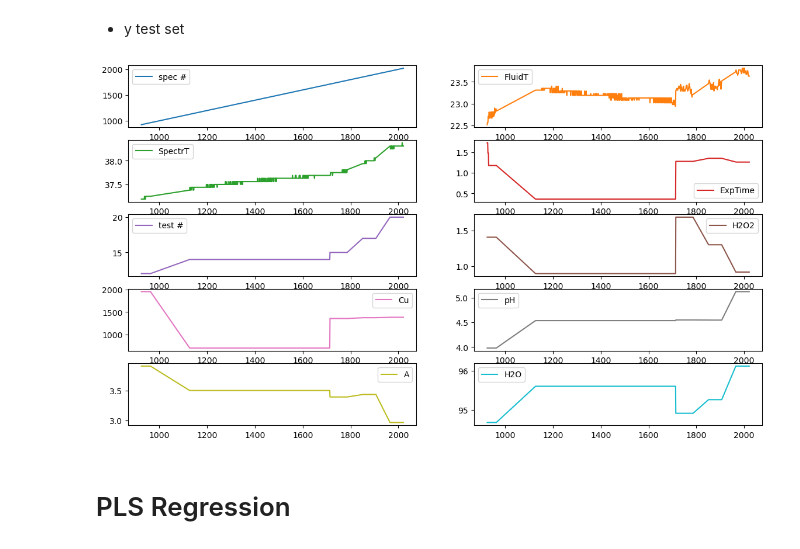
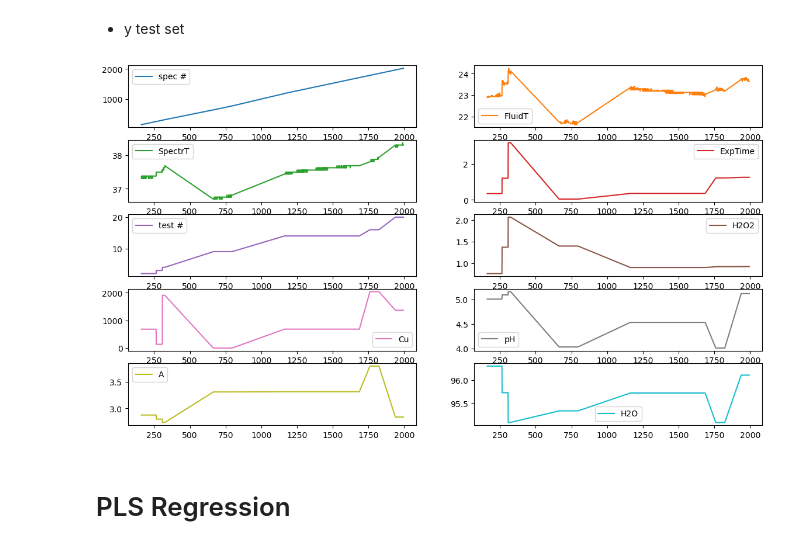
Before and after one commit to BenS-code/myChemometrics, a Jupyter notebook: myChemometrics - CE801.ipynb, the cells around one changed output. Saved outputs shown, nothing was run; the diff lists cells and outputs as text; code cells hidden in the pictures.

```diff
--- a/myChemometrics - CE801.ipynb
+++ b/myChemometrics - CE801.ipynb
@@ -31,7 +31,7 @@ max_outliers = 40                 # maximum outliers to remove in the optimizati
 # %% [markdown]
 ### Import Data File (csv, xlsx)
 # %%
-file_path = (os.getcwd() + '/data/spectra CE801 wrongCu11&12.xlsx')
+file_path = (os.getcwd() + '/data/CE801/spectra CE801-updated 2-no DW.xlsx')
 # print('file path:', file_path)
 # %% [markdown]
 ### Save data as Pandas Dataframe
@@ -448,16 +461,18 @@ plt.show()
 # %% [markdown]
 1. Define Group K-fold for the splitting train and test datasets
 # %%
+# test_groups_ratio = 0.2  # setting test_groups_ratio = 0 means that there will be no data for testing the model on
+
 total_number_of_groups = y_filtered[group_by].nunique()
 total_test_groups = int(np.ceil((test_groups_ratio)*total_number_of_groups))
 total_train_groups = total_number_of_groups - total_test_groups
 
-print(f'Total number of groups of label "{group_by}" = {total_number_of_groups}')
+# Define test data split
+# test_split = KFold(n_splits=total_number_of_groups)
+test_split = GroupShuffleSplit(n_splits=total_number_of_groups, test_size=total_test_groups, train_size=total_train_groups, random_state=42)
+# test_split = GroupKFold(n_splits=total_number_of_groups)
+
+print(f'Total number of groups by label "{group_by}" = {total_number_of_groups}')
 print(f'Total number of train groups = {total_train_groups}')
 print(f'Total number of test groups = {total_test_groups}')
-
-# Define GroupKFold
-# gkf_test = KFold(n_splits=total_test_groups)
-gkf_test = GroupShuffleSplit(n_splits=total_test_groups)
-# gkf_test = GroupKFold(n_splits=total_test_groups)
 # %% [output]
@@ -467,9 +482,12 @@ Total number of test groups = 5
 # %% [markdown]
 2. split the data into train and test datasets
 # %%
-chosen_X = X_filtered
-chosen_y = y_filtered
+x_train, x_test, y_train, y_test = [], [], [], []
+if test_groups_ratio != 0:
+    for train_index, test_index in test_split.split(chosen_X, chosen_y, chosen_y[group_by]):
+        x_train, x_test = chosen_X.iloc[train_index], chosen_X.iloc[test_index]
+        y_train, y_test = chosen_y.iloc[train_index], chosen_y.iloc[test_index]
 
-for train_index, test_index in gkf_test.split(chosen_X, chosen_y, chosen_y[group_by]):
-    x_train, x_test = chosen_X.iloc[train_index], chosen_X.iloc[test_index]
-    y_train, y_test = chosen_y.iloc[train_index], chosen_y.iloc[test_index]
+else:
+    x_train = chosen_X
+    y_train = chosen_y
@@ -538,11 +671,16 @@ plt.show()
 # %% [markdown]
 * y test set
 # %%
-fig, axes = plt.subplots(nrows=5, ncols=2)
-y_test_scaled.plot(subplots=True, ax=axes)
-plt.show()
+if test_groups_ratio != 0:
+
+    fig, axes = plt.subplots(nrows=5, ncols=2)
+    y_test_scaled.plot(subplots=True, ax=axes)
+    plt.show()
+
+else:
+    pass
 # %% [output]
-[figure, old version]
+[figure, new version]
 # %% [markdown]
 # PLS Regression
 # %% [markdown]
```
Also changed, not shown: parts of 74 cells of this notebook, 3 other files.
